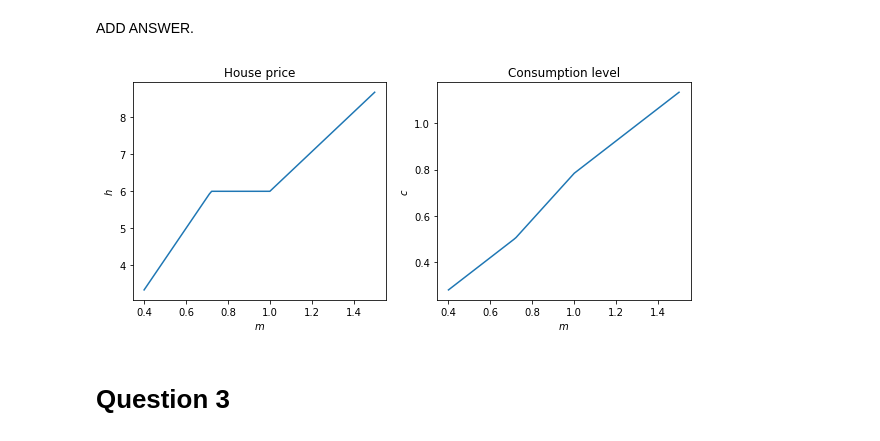
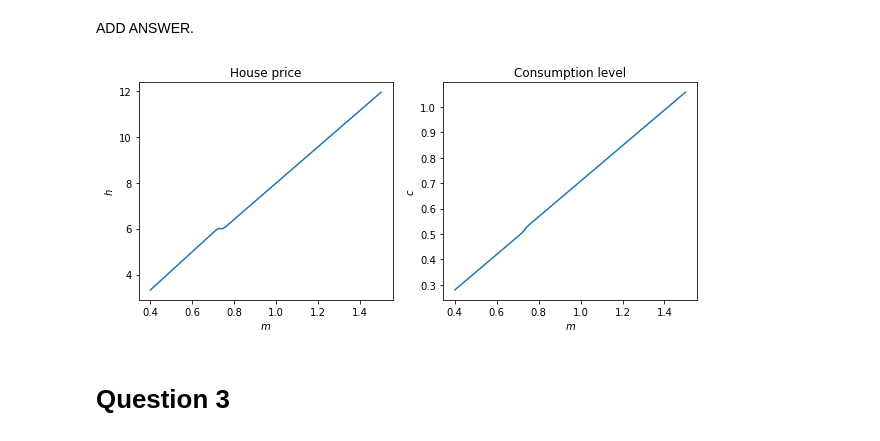
Before and after one commit to AskerNC/projects-2021-stressfaktoren, a Jupyter notebook: inauguralproject/inauguralproject.ipynb, the cells around one changed output. Saved outputs shown, nothing was run; the diff lists cells and outputs as text; code cells hidden in the pictures.

```diff
--- a/inauguralproject/inauguralproject.ipynb
+++ b/inauguralproject/inauguralproject.ipynb
@@ -34,11 +34,14 @@ phi=0.3
 epsilon=0.5
 r=0.03
 taug=0.012
-taup=0.04
+taup=0.004
 pbar=3.0
 
 #Compute the optimal consumption, house price and utility.
-h_star, c_star, u_star = inauguralproject.u_optimiser(m, r, pbar, taug, taup, epsilon, phi)
+h_star = inauguralproject.u_optimiser(m, r, pbar, taug, taup, epsilon, phi)
+c_star=m-(r*h_star+taug*h_star*epsilon+taup*max(h_star*epsilon-pbar,0))
+u_star= inauguralproject.u_func(h=h_star, m=m, r=r, pbar=pbar, taug=taug, taup=taup, epsilon=epsilon, phi=phi)
+
 
 #Print the optimal values.
 print('The optimal house quality/price is = ' + str(h_star))
@@ -55,21 +58,21 @@ ADD ANSWER.
 # %%
 # Create an array for m and a container for the values of h* and c*.
 N=100
 m2=np.linspace(0.4,1.5,num=N)
 h_star_values=np.empty(N)
 c_star_values=np.empty(N)
 
 #Create a loop that optimises over the m array.
 for i,m in enumerate (m2):
     hc = inauguralproject.u_optimiser(m, r, pbar, taug, taup, epsilon, phi)
 
-    h_star_values[i] = hc[0]
-    c_star_values[i] = hc[1]
+    h_star_values[i] = hc
+    c_star_values[i] = m-(r*hc+taug*hc*epsilon+taup*max(hc*epsilon-pbar,0))
 
 #Plot the figure.
 inauguralproject.two_figures(m2,h_star_values,"House price", "$m$", "$h$", m2, c_star_values,"Consumption level", "$m$", "$c$")
 # %% [output]
-[figure, old version]
+[figure, new version]
 # %% [markdown]
 # Question 3
 # %% [markdown]
```
Also changed, not shown: parts of 4 cells of this notebook, 1 other file.
